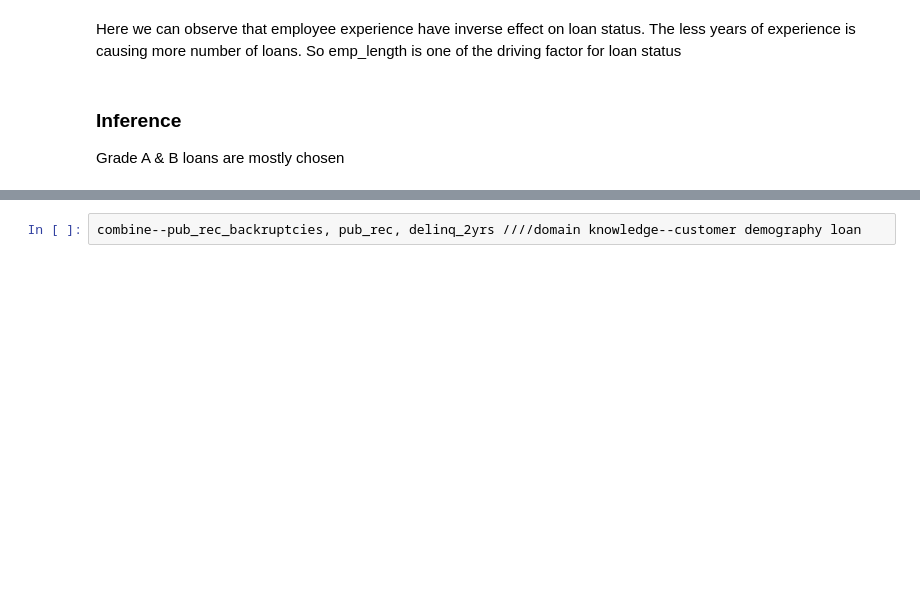
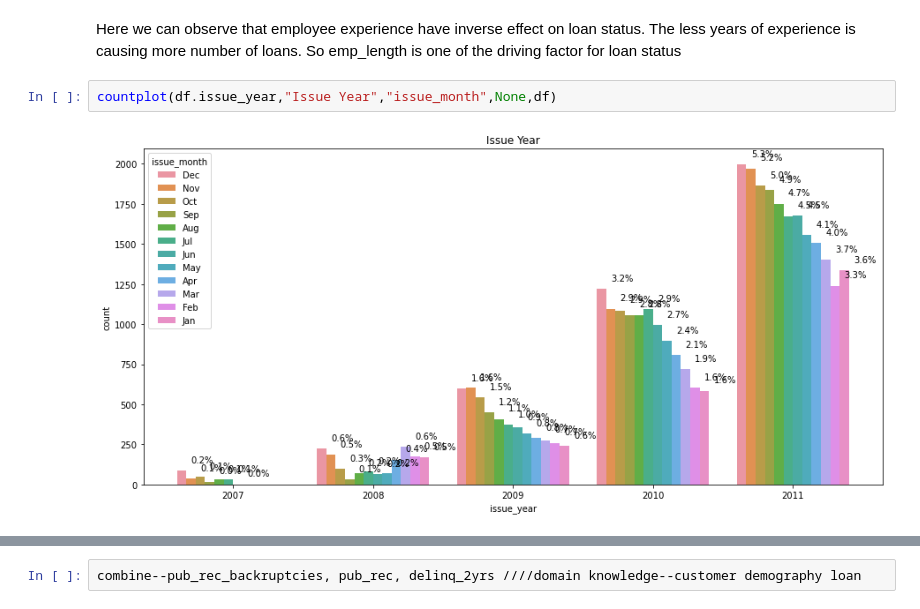
Before and after one commit to bakhortech/LendingClubCaseStudy, a Jupyter notebook: LendingClubCS.ipynb, the cells around one changed output, grey strips where cells are left out. Cells and saved outputs as stored; diff of their text form; blank space fills up the shorter version.

```diff
--- a/LendingClubCS.ipynb
+++ b/LendingClubCS.ipynb
@@ -460,6 +463,7 @@ countplot(df.emp_length,"Employee Experience","loan_status",["0","1","2","3","4"
 [figure]
 # %% [markdown]
 Here we can observe that employee experience have inverse effect on loan status. The less years of experience is causing more number of loans. So emp_length is one of the driving factor for loan status
-# %% [markdown]
-### Inference
-Grade A & B loans are mostly chosen
+# %%
+countplot(df.issue_year,"Issue Year","issue_month",None,df)
+# %% [output]
+[figure, added]
```
Also changed, not shown: parts of 4 cells of this notebook, 1 other file.
